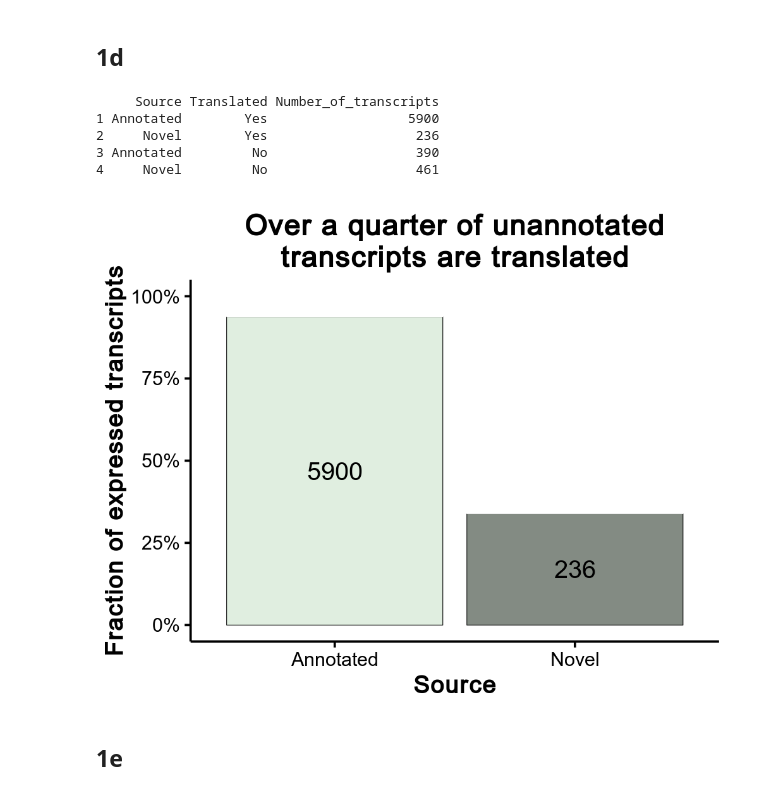
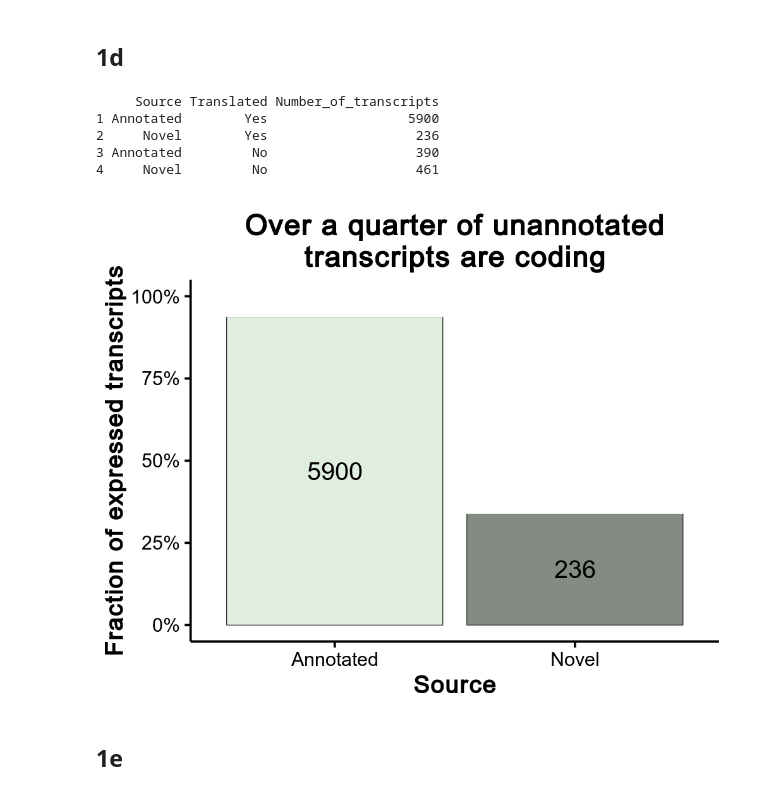
Before and after one commit to willblev/Blevins_etal_2020, a Jupyter notebook: Figures.ipynb, the cells around one changed output. Drawn from its saved outputs; the diff is of its cells as text; code cells hidden in the pictures.

```diff
--- a/Figures.ipynb
+++ b/Figures.ipynb
@@ -212,31 +219,32 @@ number_of_transcripts_per_species_plot+theme_Single()
 # %%
 %%R -w 1000 -h 800 -u px
 
 Blevins_etal_dataset$complete_transcriptome['Translated']<-ifelse(Blevins_etal_dataset$complete_transcriptome$translated_in_condition_0_7!='neither','Yes','No')
     Blevins_etal_dataset$complete_transcriptome$Translated<-factor(Blevins_etal_dataset$complete_transcriptome$Translated,c('Yes','No'))
 
     #we also include annotated CDSs in our analysis
 Blevins_etal_dataset$complete_transcriptome['Translated_including_CDSs']<-Blevins_etal_dataset$complete_transcriptome$Translated
     Blevins_etal_dataset$complete_transcriptome$Translated_including_CDSs[grepl('_CDS',Blevins_etal_dataset$complete_transcriptome$Name)]<-'Yes'
 
 fraction_of_translated_transcripts_vs_source_table <- as.data.frame(table(Blevins_etal_dataset$complete_transcriptome$Source,Blevins_etal_dataset$complete_transcriptome$Translated_including_CDSs,useNA ='no'))
     names(fraction_of_translated_transcripts_vs_source_table) <- c("Source","Translated","Number_of_transcripts")
     fraction_of_translated_transcripts_vs_source_table$Translated<-factor(fraction_of_translated_transcripts_vs_source_table$Translated,c("No","Yes"))
 show(fraction_of_translated_transcripts_vs_source_table)
+
 s_cere_conservation_fraction_Translated<-ggplot(fraction_of_translated_transcripts_vs_source_table, aes(Source,Number_of_transcripts,fill=Translated,label = ifelse(Translated=="No", "", Number_of_transcripts))) +
-    labs(list(title = "Over a quarter of unannotated\ntranscripts are translated", x = "Source", y = "Fraction of expressed transcripts",fill="Translated"))+
+    labs(list(title = "Over a quarter of unannotated\ntranscripts are coding", x = "Source", y = "Fraction of expressed transcripts",fill="Translated"))+
     scale_y_continuous(labels = percent_format())+
     geom_bar(color=c("black",'white',"black",'white'),position = "fill",stat = "identity", fill=c("honeydew2",'white', "honeydew4",'white'))+
     geom_text(size = 14, position = position_fill(vjust = 0.5))
     NULL
 s_cere_conservation_fraction_Translated+theme_Single()
 # %% [output]
      Source Translated Number_of_transcripts
 1 Annotated        Yes                  5900
 2     Novel        Yes                   236
 3 Annotated         No                   390
 4     Novel         No                   461
-[figure, old version]
+[figure, new version]
 # %% [markdown]
 ## 1e
 # %%
```
Also changed, not shown: parts of 15 cells of this notebook, 1 other file.
